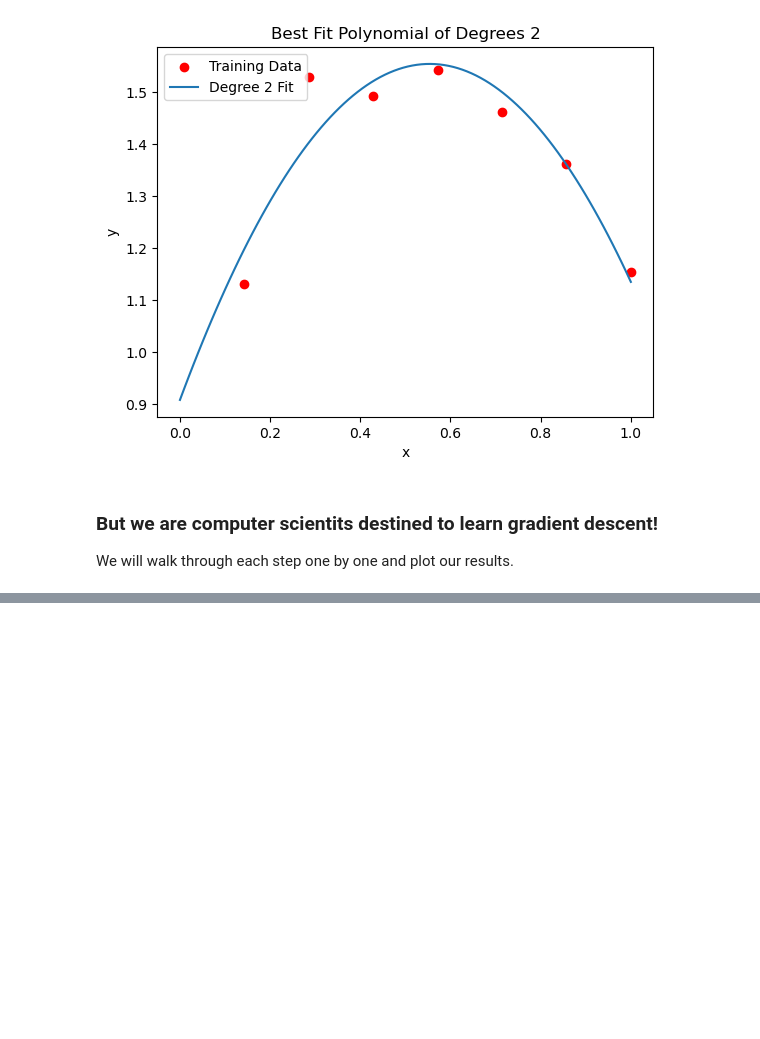
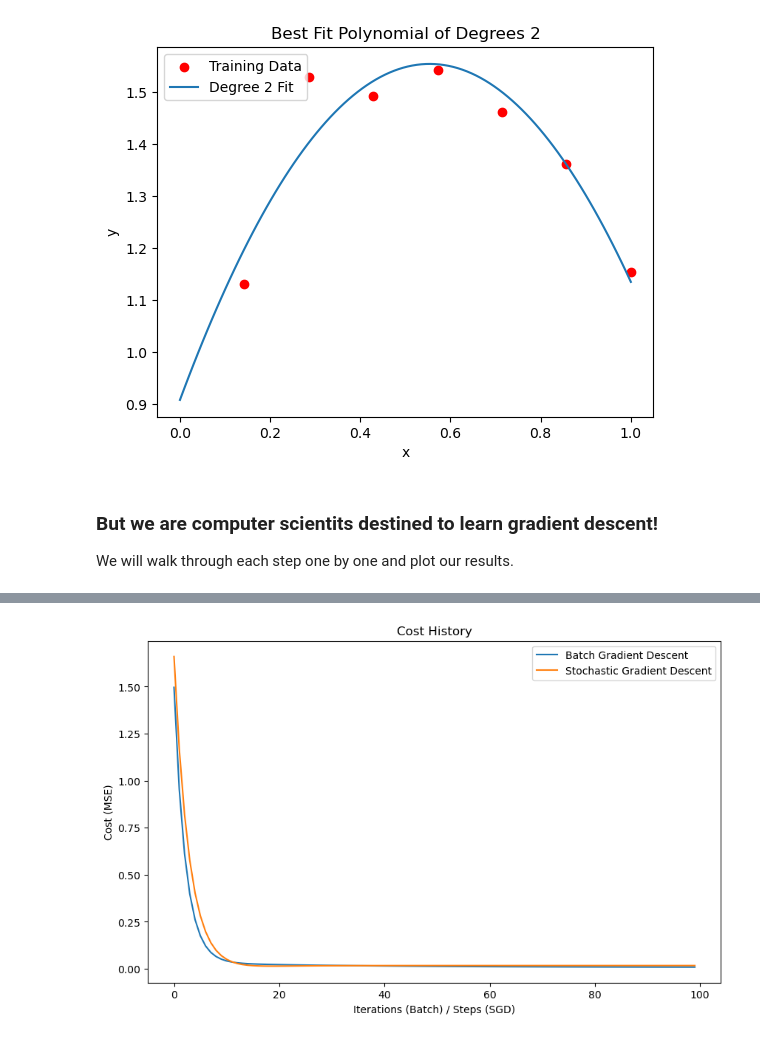
Before and after one commit to rjaditya-2702/CS5100-SecA-Demo, a Jupyter notebook: Demo.ipynb, the cells around one changed output, grey strips where cells are left out. Drawn from its saved outputs; the diff is of its cells as text; code cells hidden in the pictures; blank space fills up the shorter version.

```diff
--- a/Demo.ipynb
+++ b/Demo.ipynb
@@ -202,0 +117,93 @@ Curve parameters (SGD): [ 1.9648225  -0.07697173]
+# %%
+import numpy as np
+import matplotlib.pyplot as plt
+
+# Generate synthetic data for y = 1 + 2x with Gaussian noise
+np.random.seed(42)  # For reproducibility
+n_samples = 100
+X = 2 * np.random.rand(n_samples, 1)  # Random input values in range [0, 2]
+y_true = 1 + 2 * X  # True values without noise
+y = y_true + 0.1*np.random.randn(n_samples, 1)  # Adding Gaussian noise
+
+# Add a intercept term (x0 = 1)
+X_b = np.c_[np.ones((n_samples, 1)), X]  # X_b becomes [1, x] for each sample
+
+# Function to compute cost (Mean Squared Error)
+def compute_cost(X, y, theta):
+    predictions = X.dot(theta)
+    cost = np.mean(np.square(predictions - y))
+    return cost
+
+# Batch Gradient Descent
+def batch_gradient_descent(X, y, theta, learning_rate=0.1, n_iterations=1000):
+    d = {}
+    m = len(y)
+    cost_history = np.zeros(n_iterations)
+
+    for i in range(n_iterations):
+        gradients = (1 / m) * X.T.dot(X.dot(theta) - y)  # Gradient calculation
+        theta -= learning_rate * gradients  # Update theta
+        cost_history[i] = compute_cost(X, y, theta)  # Store the cost for each iteration
+        d[cost_history[i]] = theta.ravel()
+
+    return theta, cost_history, d
+
+# Stochastic Gradient Descent
+def stochastic_gradient_descent(X, y, theta, learning_rate=0.1, n_epochs=50):
+    m = 1 # defining my batch size i.e. number of random samples i want to take.
+    cost_history = np.zeros(m * n_epochs)
+    t = 0  # Keeps track of the update steps
+    d = {}
+
+    for epoch in range(n_epochs):
+        for i in range(m):
+            random_index = np.random.randint(m)  # Randomly pick one sample
+            xi = X[random_index:random_index+1]  # Single training example
+            yi = y[random_index:random_index+1]
+            gradients = xi.T.dot(xi.dot(theta) - yi)
+            theta -= learning_rate * gradients  # Update theta
+            cost_history[t] = compute_cost(X, y, theta)  # Store the cost
+            d[cost_history[t]] = theta.ravel()
+            t += 1
+
+
+    return theta, cost_history, d
+
+# Initializing theta (2 parameters: intercept and slope)
+theta_init = np.random.randn(2, 1)
+
+# Hyperparameters
+learning_rate = 0.1
+n_epochs = 100
+
+# Perform Batch Gradient Descent
+theta_batch, cost_history_batch, batch_history = batch_gradient_descent(X_b, y, theta_init.copy(), learning_rate, n_epochs)
+
+# Perform Stochastic Gradient Descent
+theta_sgd, cost_history_sgd, sgd_history = stochastic_gradient_descent(X_b, y, theta_init.copy(), learning_rate, n_epochs)
+
+# Print the final parameters
+print("Batch Gradient Descent final parameters (theta):", theta_batch.ravel())
+print("Stochastic Gradient Descent final parameters (theta):", theta_sgd.ravel())
+
+# Plot the cost history for both methods
+plt.figure(figsize=(10, 6))
+plt.plot(cost_history_batch, label='Batch Gradient Descent')
+plt.plot(cost_history_sgd, label='Stochastic Gradient Descent')
+plt.ylabel('Cost (MSE)')
+plt.xlabel('Iterations (Batch) / Steps (SGD)')
+plt.title('Cost History')
+plt.legend()
+plt.show()
+
+# Plot the data and the regression lines
+plt.figure(figsize=(10, 6))
+plt.scatter(X, y, label='Data with noise', color='blue')
+plt.plot(X, X_b.dot(theta_batch), label='Batch GD Line', color='green')
+plt.plot(X, X_b.dot(theta_sgd), label='SGD Line', color='red', linestyle='--')
+plt.xlabel('X')
+plt.ylabel('y')
+plt.title('Linear Regression with Batch GD and SGD')
+plt.legend()
+plt.show()
+# %% [output]
@@ -202,0 +212 @@ Curve parameters (SGD): [ 1.9648225  -0.07697173]
+[figure, added]
```
Also changed, not shown: parts of 8 cells of this notebook.
